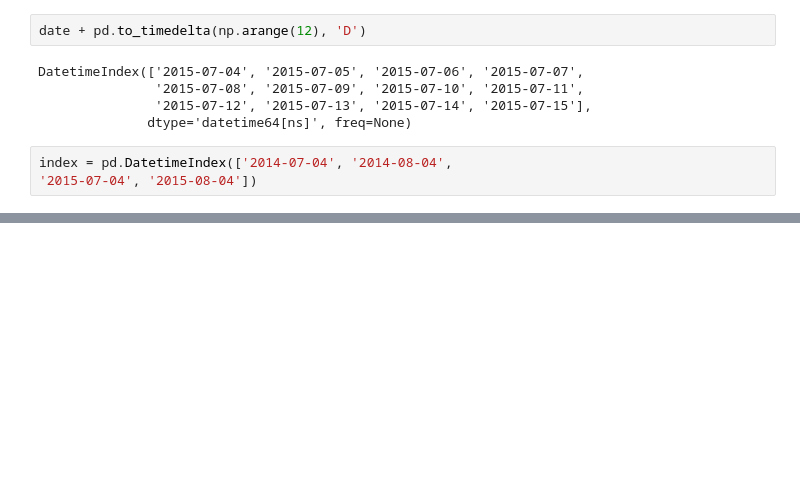
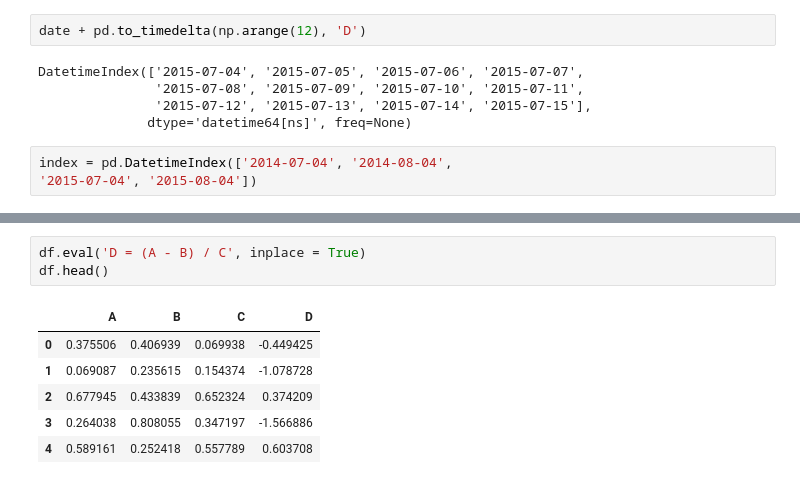
Before and after one commit to aliensmart/machine_learning, a Jupyter notebook: Pandas.ipynb, the cells around one changed output, grey strips where cells are left out. Cells and saved outputs as stored; diff of their text form; blank space fills up the shorter version.

```diff
--- a/Pandas.ipynb
+++ b/Pandas.ipynb
@@ -2736,0 +2806,10 @@ AttributeError: 'DataFrame' object has no attribute 'ix'
+# %%
+df.eval('D = (A - B) / C', inplace = True)
+df.head()
+# %% [output]
+|  | A | B | C | D |
+| 0 | 0.375506 | 0.406939 | 0.069938 | -0.449425 |
+| 1 | 0.069087 | 0.235615 | 0.154374 | -1.078728 |
+| 2 | 0.677945 | 0.433839 | 0.652324 | 0.374209 |
+| 3 | 0.264038 | 0.808055 | 0.347197 | -1.566886 |
+| 4 | 0.589161 | 0.252418 | 0.557789 | 0.603708 |
```
Also changed, not shown: parts of 111 cells of this notebook.
